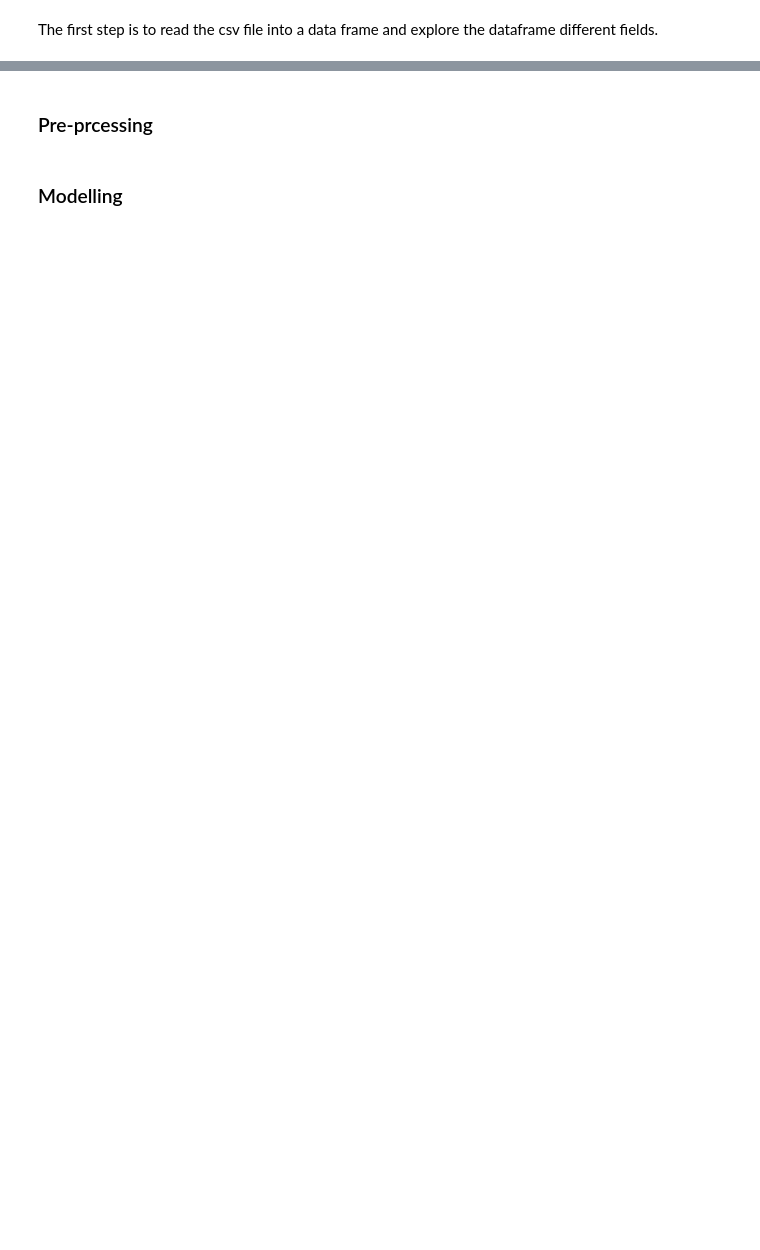
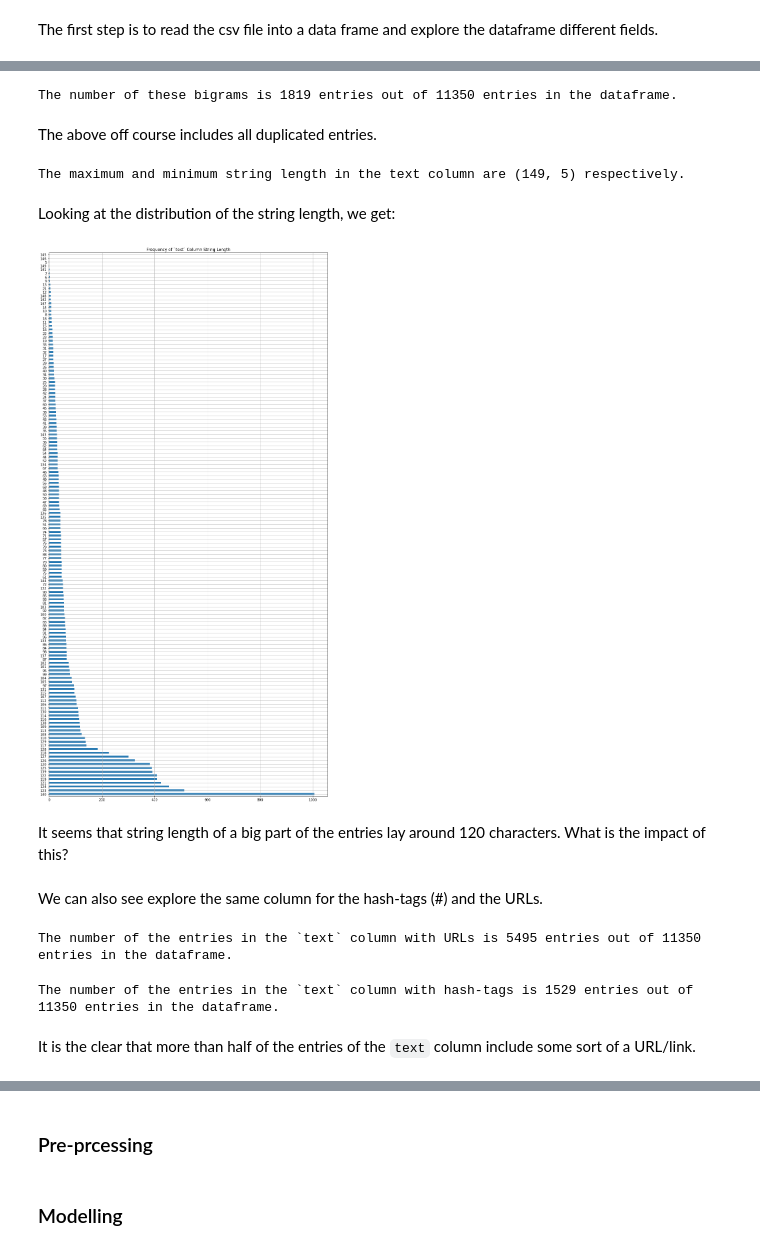
Before and after one commit to osama-sidahmed/Disaster_tweet_Sentiment_analysis, a Jupyter notebook: Disaster_tweet_Sentiment_analysis.ipynb, the cells around one changed output, grey strips where cells are left out. Cells and saved outputs as stored; diff of their text form; code cells hidden in the pictures; blank space fills up the shorter version.

```diff
--- a/Disaster_tweet_Sentiment_analysis.ipynb
+++ b/Disaster_tweet_Sentiment_analysis.ipynb
@@ -67,0 +285,41 @@ Some quick observations about the data: \
+# %%
+print(f'The number of these bigrams in the keyword column is {df[df["keyword"].str.contains("%20")].count()[0]} \
+entries out of {df.shape[0]} entries in the dataframe.')
+# %% [output]
+The number of these bigrams is 1819 entries out of 11350 entries in the dataframe.
+# %% [markdown]
+The above off course includes all duplicated entries.
+# %%
+print(f'The maximum and minimum string length in the text column are \
+{max(df["text"].str.len()), min(df["text"].str.len())} respectively.')
+# %% [output]
+The maximum and minimum string length in the text column are (149, 5) respectively.
+# %% [markdown]
+Looking at the distribution of the string length, we get:
+# %%
+# visualize the `text` Column String Length
+plt.figure(figsize = (15,30))
+
+df['text'].str.len().value_counts().plot.barh()
+plt.title('Frequency of `text` Column String Length')
+plt.grid()
+
+plt.show()
+# %% [output]
+[figure, added]
+# %% [markdown]
+It seems that string length of a big part of the entries lay around 120 characters. What is the impact of this?
+# %% [markdown]
+We can also see explore the same column for the hash-tags (#) and the URLs.
+# %%
+print(f'The number of the entries in the `text` column with URLs is {df[df["text"].str.contains("http")].count()[0]} \
+entries out of {df.shape[0]} entries in the dataframe.')
+# %% [output]
+The number of the entries in the `text` column with URLs is 5495 entries out of 11350 entries in the dataframe.
+# %%
+print(f'The number of the entries in the `text` column with hash-tags is {df[df["text"].str.contains("#")].count()[0]} \
+entries out of {df.shape[0]} entries in the dataframe.')
+# %% [output]
+The number of the entries in the `text` column with hash-tags is 1529 entries out of 11350 entries in the dataframe.
+# %% [markdown]
+It is the clear that more than half of the entries of the `text` column include some sort of a URL/link.
```
Also changed, not shown: parts of 40 cells of this notebook, 1 other file.
